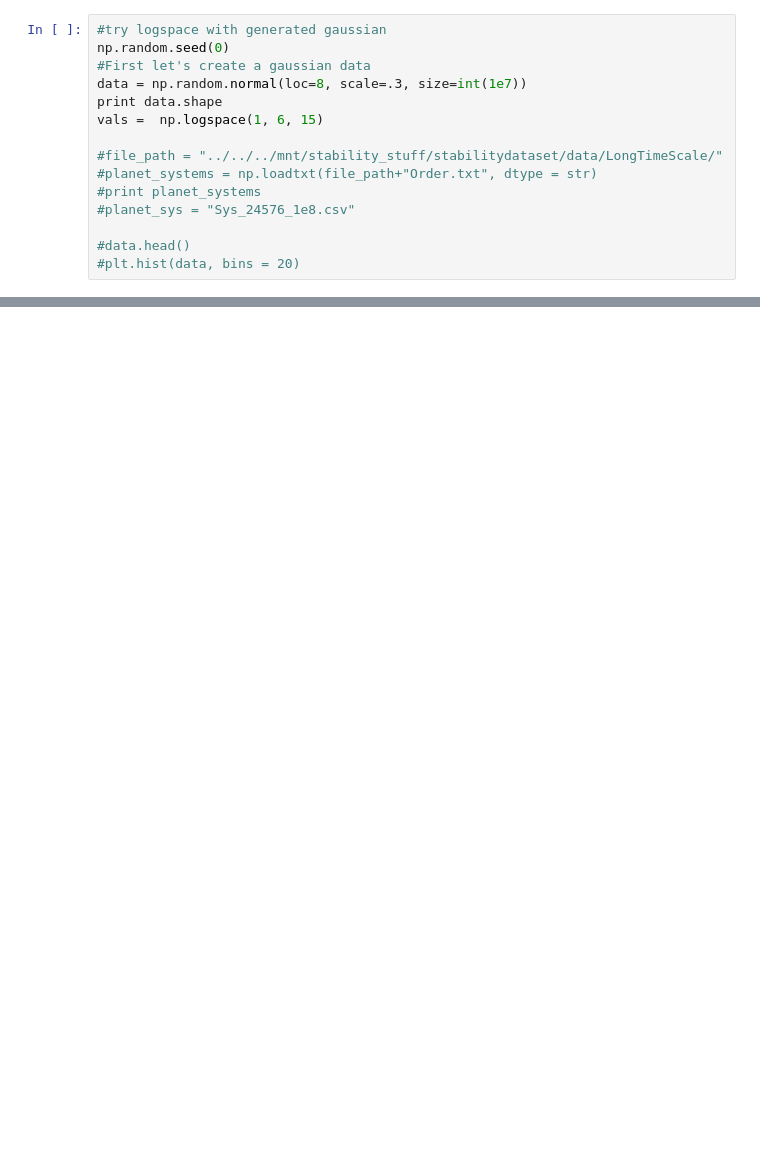
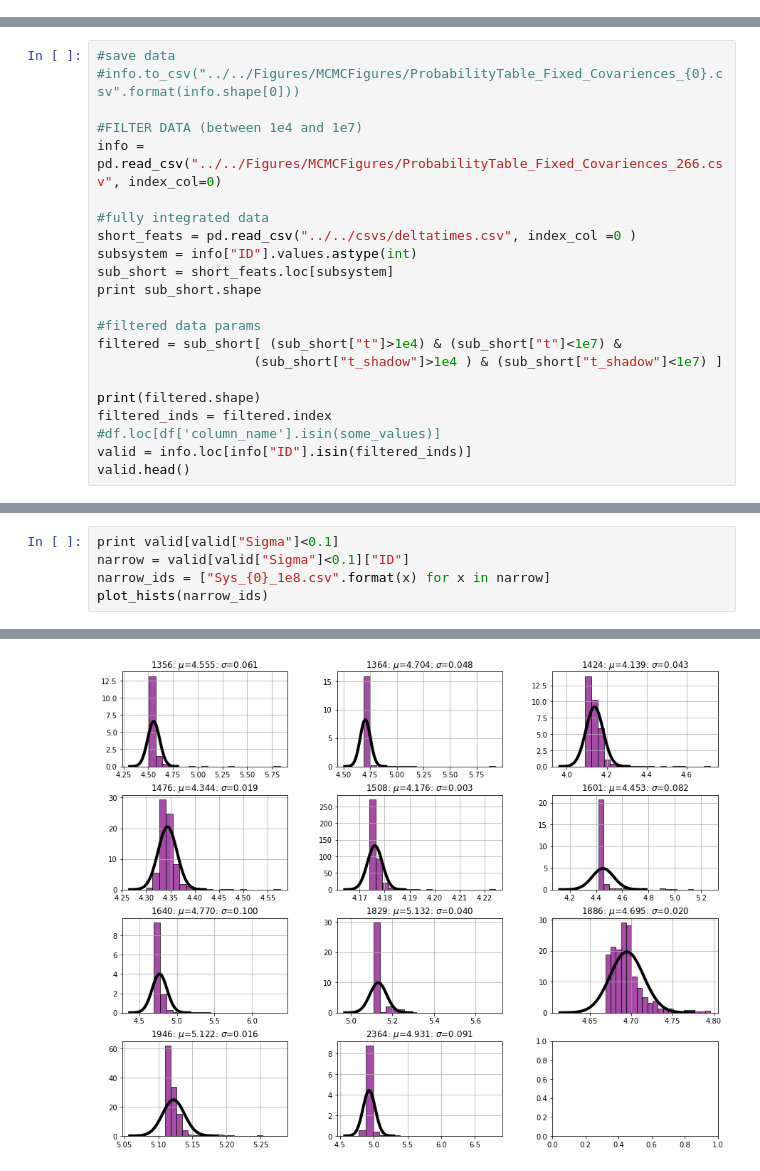
Before and after one commit to dtamayo/MLstability, a Jupyter notebook: Analysis/MCMC_Analysis/One Dimensional Guassian Fit.ipynb, the cells around one changed output, grey strips where cells are left out. Saved outputs shown, nothing was run; the diff lists cells and outputs as text; blank space fills up the shorter version.

```diff
--- a/Analysis/MCMC_Analysis/One Dimensional Guassian Fit.ipynb
+++ b/Analysis/MCMC_Analysis/One Dimensional Guassian Fit.ipynb
@@ -552,15 +0,0 @@ array([  1.00000000e+01,   2.06913808e+01,   4.28133240e+01,
-# %%
-#try logspace with generated gaussian
-np.random.seed(0)
-#First let's create a gaussian data
-data = np.random.normal(loc=8, scale=.3, size=int(1e7))
-print data.shape
-vals =  np.logspace(1, 6, 15)
-
-#file_path = "../../../mnt/stability_stuff/stabilitydataset/data/LongTimeScale/"
-#planet_systems = np.loadtxt(file_path+"Order.txt", dtype = str)
-#print planet_systems
-#planet_sys = "Sys_24576_1e8.csv"
-
-#data.head()
-#plt.hist(data, bins = 20)
@@ -749,0 +219,22 @@ plt.show()
+# %%
+#save data
+#info.to_csv("../../Figures/MCMCFigures/ProbabilityTable_Fixed_Covariences_{0}.csv".format(info.shape[0]))
+
+#FILTER DATA (between 1e4 and 1e7)
+info = pd.read_csv("../../Figures/MCMCFigures/ProbabilityTable_Fixed_Covariences_266.csv", index_col=0)
+
+#fully integrated data
+short_feats = pd.read_csv("../../csvs/deltatimes.csv", index_col =0 )
+subsystem = info["ID"].values.astype(int)
+sub_short = short_feats.loc[subsystem]
+print sub_short.shape
+
+#filtered data params
+filtered = sub_short[ (sub_short["t"]>1e4) & (sub_short["t"]<1e7) &
+                    (sub_short["t_shadow"]>1e4 ) & (sub_short["t_shadow"]<1e7) ]
+
+print(filtered.shape)
+filtered_inds = filtered.index
+#df.loc[df['column_name'].isin(some_values)]
+valid = info.loc[info["ID"].isin(filtered_inds)]
+valid.head()
@@ -749,0 +255,6 @@ plt.show()
+# %%
+print valid[valid["Sigma"]<0.1]
+narrow = valid[valid["Sigma"]<0.1]["ID"]
+narrow_ids = ["Sys_{0}_1e8.csv".format(x) for x in narrow]
+plot_hists(narrow_ids)
+# %% [output]
@@ -749,0 +278 @@ plt.show()
+[figure, added]
```
Also changed, not shown: parts of 39 cells of this notebook.
